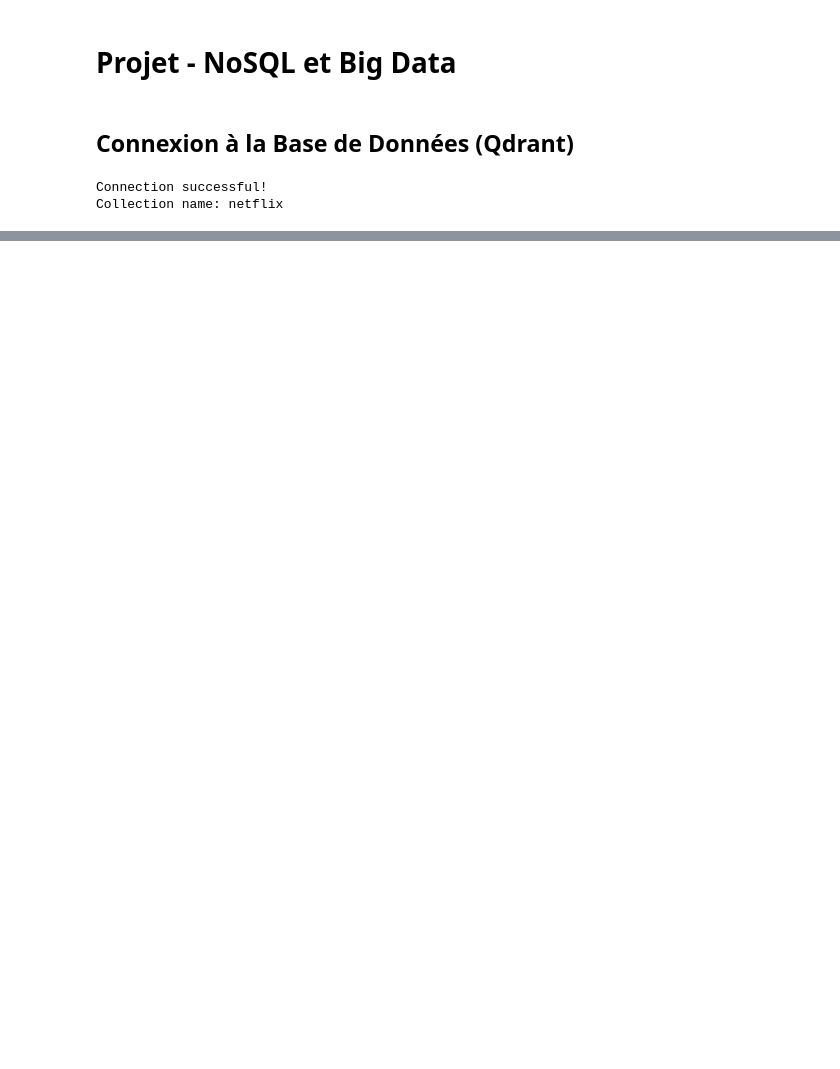
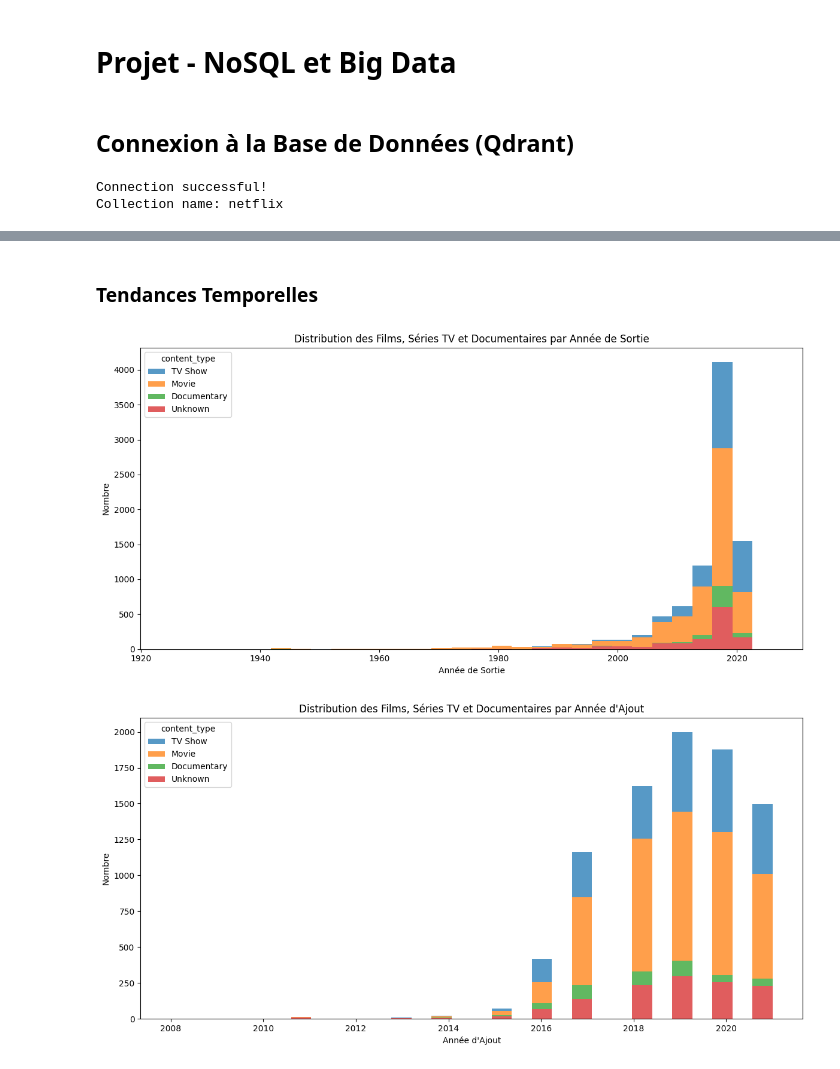
Before and after one commit to SwerkF/qdrant_ipssi, a Jupyter notebook: qdrant_netflix.ipynb, the cells around one changed output, grey strips where cells are left out. Drawn from its saved outputs; the diff is of its cells as text; code cells hidden in the pictures; blank space fills up the shorter version.

```diff
--- a/qdrant_netflix.ipynb
+++ b/qdrant_netflix.ipynb
@@ -31,0 +122,21 @@ Collection name: netflix
+# %% [markdown]
+### Tendances Temporelles
+# %%
+plt.figure(figsize=(12, 6))
+sns.histplot(data=df, x='release_year', hue='content_type', multiple='stack', bins=30, edgecolor=None)
+plt.title('Distribution des Films, Séries TV et Documentaires par Année de Sortie')
+plt.xlabel('Année de Sortie')
+plt.ylabel('Nombre')
+plt.tight_layout()
+plt.show()
+
+plt.figure(figsize=(12, 6))
+sns.histplot(data=df, x=df['date_added'].dt.year, hue='content_type', multiple='stack', bins=30, edgecolor=None)
+plt.title("Distribution des Films, Séries TV et Documentaires par Année d'Ajout")
+plt.xlabel("Année d'Ajout")
+plt.ylabel("Nombre")
+plt.tight_layout()
+plt.show()
+# %% [output]
+[figure, added]
+[figure, added]
```
Also changed, not shown: parts of 17 cells of this notebook.
